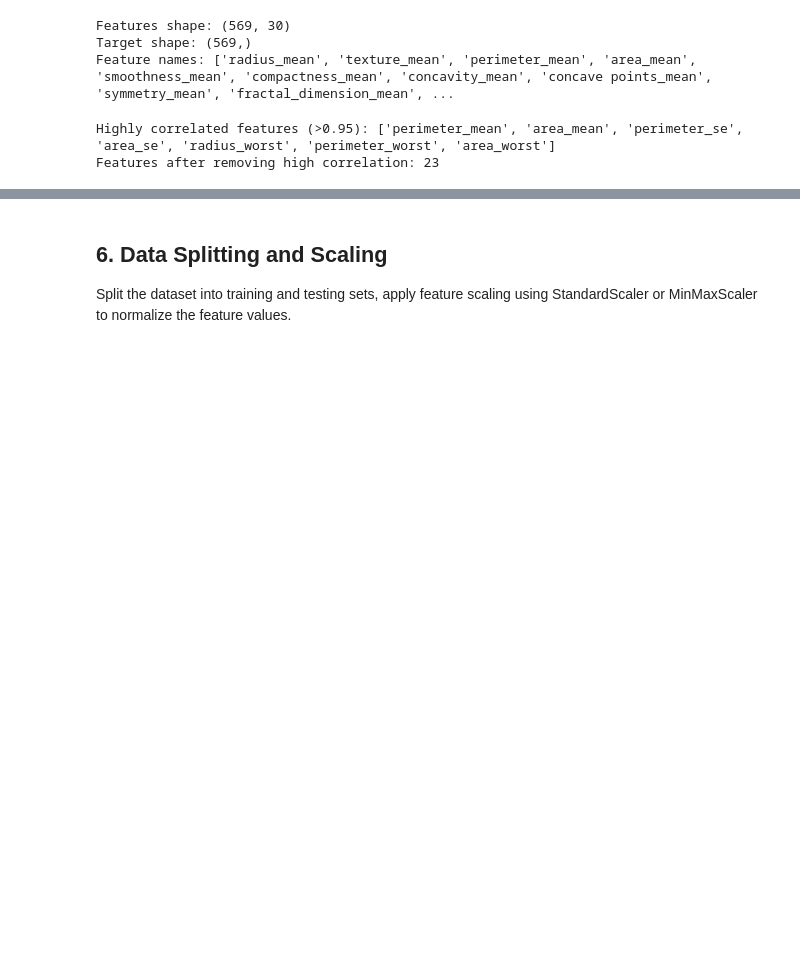
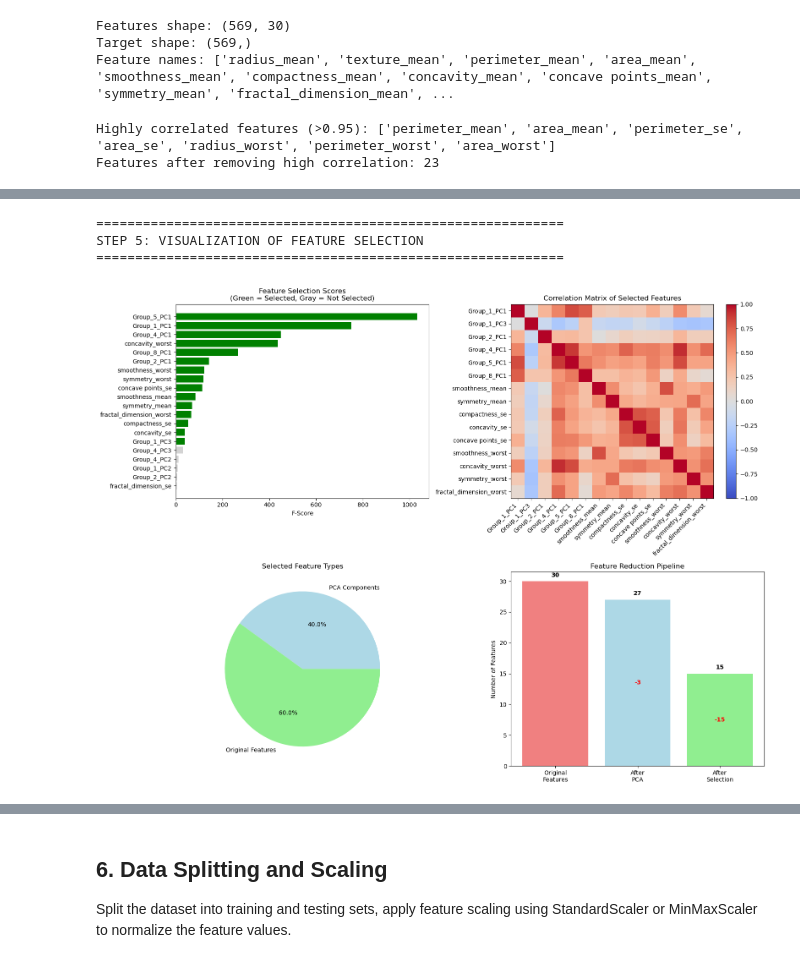
Before and after one commit to cristinalakasz/breast-cancer, a Jupyter notebook: breast_cancer_prediction2.ipynb, the cells around one changed output, grey strips where cells are left out. Drawn from its saved outputs; the diff is of its cells as text; code cells hidden in the pictures; blank space fills up the shorter version.

```diff
--- a/breast_cancer_prediction2.ipynb
+++ b/breast_cancer_prediction2.ipynb
@@ -545,0 +869,68 @@ print(f"Final feature matrix shape: {X_selected.shape}")
+# %%
+# Step 5: Visualize Feature Selection Results
+print("\n" + "=" * 60)
+print("STEP 5: VISUALIZATION OF FEATURE SELECTION")
+print("=" * 60)
+
+# Create visualization of feature selection process
+fig, axes = plt.subplots(2, 2, figsize=(16, 12))
+
+# Plot 1: Feature scores
+top_features = feature_scores.head(20)
+selected_mask = top_features['Selected']
+colors = ['green' if selected else 'lightgray' for selected in selected_mask]
+
+axes[0, 0].barh(range(len(top_features)), top_features['Score'], color=colors)
+axes[0, 0].set_yticks(range(len(top_features)))
+axes[0, 0].set_yticklabels(top_features['Feature'])
+axes[0, 0].set_xlabel('F-Score')
+axes[0, 0].set_title('Feature Selection Scores\n(Green = Selected, Gray = Not Selected)')
+axes[0, 0].invert_yaxis()
+
+# Plot 2: Correlation heatmap of selected features
+X_selected_df = pd.DataFrame(X_selected, columns=selected_feature_names)
+corr_selected = X_selected_df.corr()
+
+im = axes[0, 1].imshow(corr_selected, cmap='coolwarm', aspect='auto', vmin=-1, vmax=1)
+axes[0, 1].set_xticks(range(len(selected_feature_names)))
+axes[0, 1].set_yticks(range(len(selected_feature_names)))
+axes[0, 1].set_xticklabels(selected_feature_names, rotation=45, ha='right')
+axes[0, 1].set_yticklabels(selected_feature_names)
+axes[0, 1].set_title('Correlation Matrix of Selected Features')
+plt.colorbar(im, ax=axes[0, 1])
+
+# Plot 3: Feature type distribution
+pca_selected = [f for f in selected_feature_names if 'PC' in f]
+original_selected = [f for f in selected_feature_names if 'PC' not in f]
+
+feature_types = ['PCA Components', 'Original Features']
+feature_counts = [len(pca_selected), len(original_selected)]
+
+axes[1, 0].pie(feature_counts, labels=feature_types, autopct='%1.1f%%',
+                         colors=['lightblue', 'lightgreen'])
+axes[1, 0].set_title('Selected Feature Types')
+
+# Plot 4: Dimensionality reduction summary
+stages = ['Original\nFeatures', 'After\nPCA', 'After\nSelection']
+counts = [X.shape[1], X_pca.shape[1], len(selected_feature_names)]
+reduction = [0, X.shape[1] - X_pca.shape[1], X.shape[1] - len(selected_feature_names)]
+
+bars = axes[1, 1].bar(stages, counts, color=['lightcoral', 'lightblue', 'lightgreen'])
+axes[1, 1].set_ylabel('Number of Features')
+axes[1, 1].set_title('Feature Reduction Pipeline')
+
+# Add reduction labels
+for i, (bar, count, red) in enumerate(zip(bars, counts, reduction)):
+    axes[1, 1].text(bar.get_x() + bar.get_width()/2, bar.get_height() + 0.5,
+                            f'{count}', ha='center', va='bottom', fontweight='bold')
+    if red > 0:
+        axes[1, 1].text(bar.get_x() + bar.get_width()/2, bar.get_height()/2,
+                                f'-{red}', ha='center', va='center', color='red', fontweight='bold')
+
+plt.tight_layout()
+plt.show()
+# %% [output]
+============================================================
+STEP 5: VISUALIZATION OF FEATURE SELECTION
+============================================================
+[figure, added]
```
Also changed, not shown: parts of 25 cells of this notebook.
